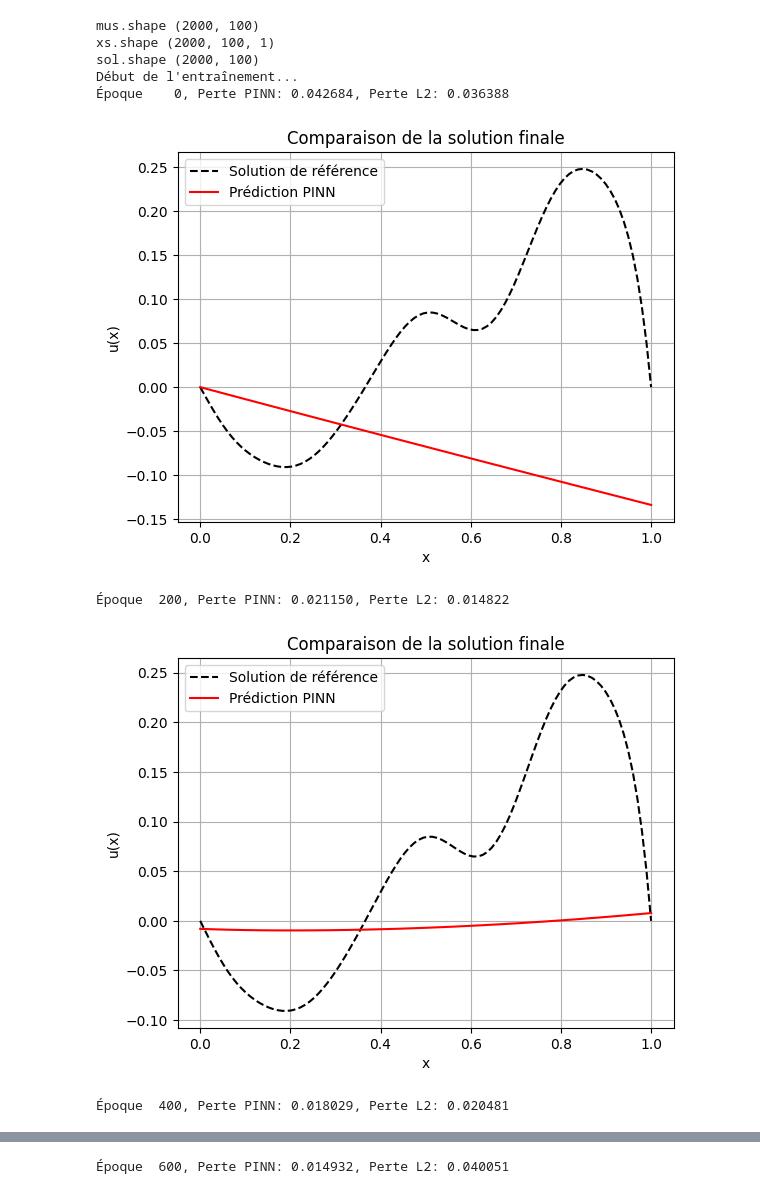
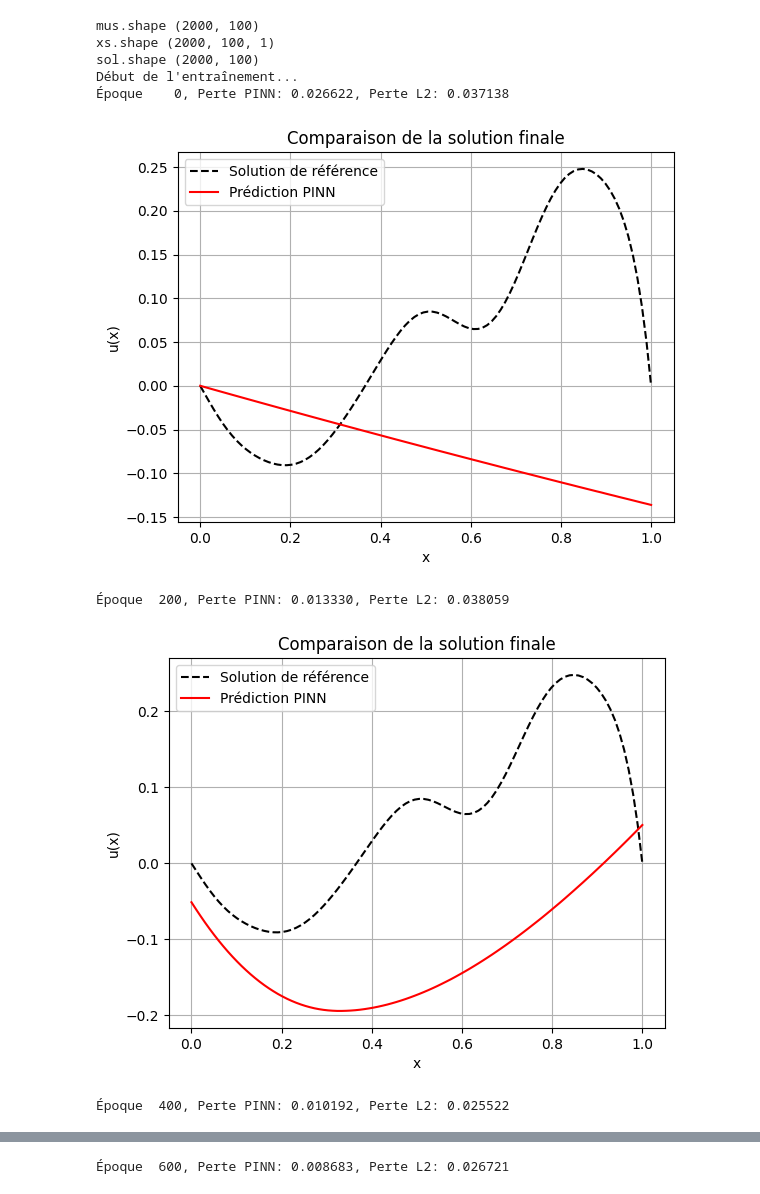
Before and after one commit to janisaiad/summerschool, a Jupyter notebook: notebooks/janis/naive_pinn.ipynb, the cells around one changed output, grey strips where cells are left out. Saved outputs shown, nothing was run; the diff lists cells and outputs as text; code cells hidden in the pictures.

```diff
--- a/notebooks/janis/naive_pinn.ipynb
+++ b/notebooks/janis/naive_pinn.ipynb
@@ -78,7 +78,7 @@ for epoch in range(2001): # 2000 époques
         loss_bc = tf.square(u_at_0) + tf.square(u_at_1)
 
         # Perte totale
-        total_loss = loss_pde + loss_bc
+        total_loss = loss_pde + 0.1*loss_bc
 
     # nous mettons à jour les poids du réseau
     grads = tape.gradient(total_loss, model.trainable_variables)
@@ -89,35 +89,35 @@ for epoch in range(2001): # 2000 époques
         l2_loss = tf.reduce_mean(tf.square(u_pred - sol_tensor))
         print(f"Époque {epoch:4d}, Perte PINN: {total_loss:.6f}, Perte L2: {l2_loss:.6f}")
         plt.plot(x.numpy(), sol_tensor.numpy(), 'k--', label='Solution de référence')
         plt.plot(x.numpy(), u_pred.numpy(), 'r-', label='Prédiction PINN')
         plt.title("Comparaison de la solution finale")
         plt.xlabel("x")
         plt.ylabel("u(x)")
         plt.legend()
         plt.grid(True)
         plt.show()
 
 print("Entraînement terminé.")
 
 # --- 5. Visualisation du résultat final ---
 final_pred = model(x)
 
 plt.figure(figsize=(10, 6))
 plt.plot(x.numpy(), sol_tensor.numpy(), 'k--', label='Solution de référence')
 plt.plot(x.numpy(), final_pred.numpy(), 'r-', label='Prédiction PINN')
 plt.title("Comparaison de la solution finale")
 plt.xlabel("x")
 plt.ylabel("u(x)")
 plt.legend()
 plt.grid(True)
 plt.show()
 # %% [output]
 mus.shape (2000, 100)
 xs.shape (2000, 100, 1)
 sol.shape (2000, 100)
 Début de l'entraînement...
-Époque    0, Perte PINN: 0.042684, Perte L2: 0.036388
+Époque    0, Perte PINN: 0.026622, Perte L2: 0.037138
-[figure, old version]
+[figure, new version]
-Époque  200, Perte PINN: 0.021150, Perte L2: 0.014822
+Époque  200, Perte PINN: 0.013330, Perte L2: 0.038059
-[figure, old version]
+[figure, new version]
-Époque  400, Perte PINN: 0.018029, Perte L2: 0.020481
+Époque  400, Perte PINN: 0.010192, Perte L2: 0.025522
@@ -125 +125 @@ Début de l'entraînement...
-Époque  600, Perte PINN: 0.014932, Perte L2: 0.040051
+Époque  600, Perte PINN: 0.008683, Perte L2: 0.026721
```
Also changed, not shown: parts of 1 cell of this notebook.
